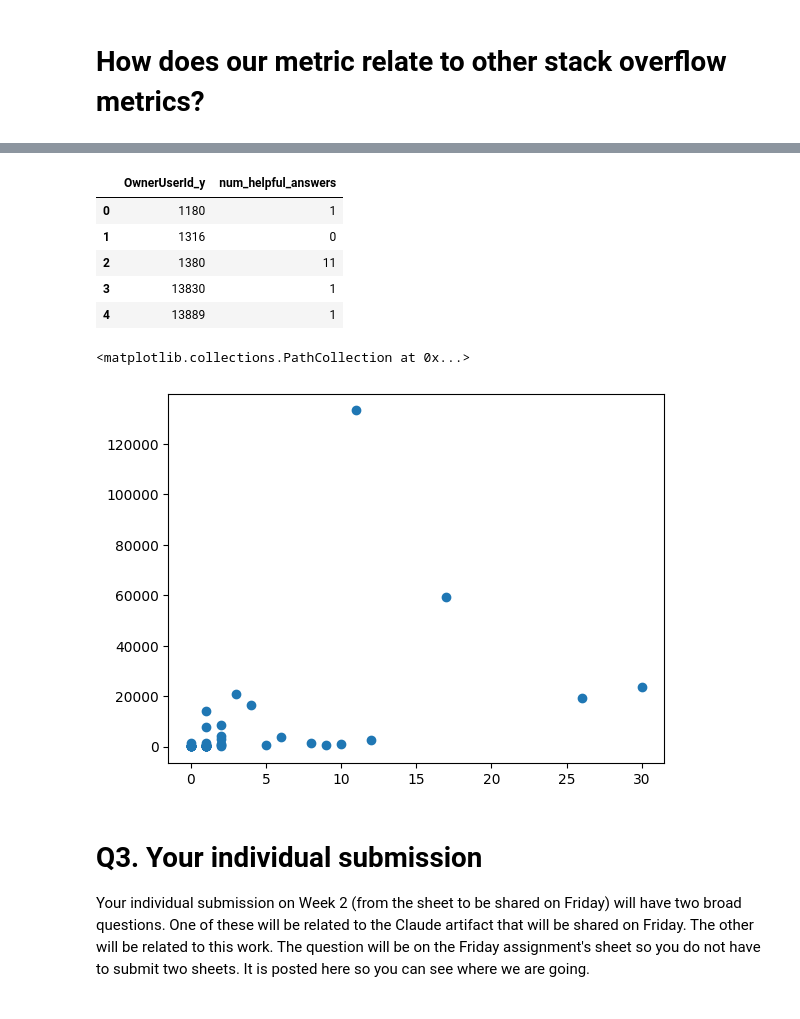
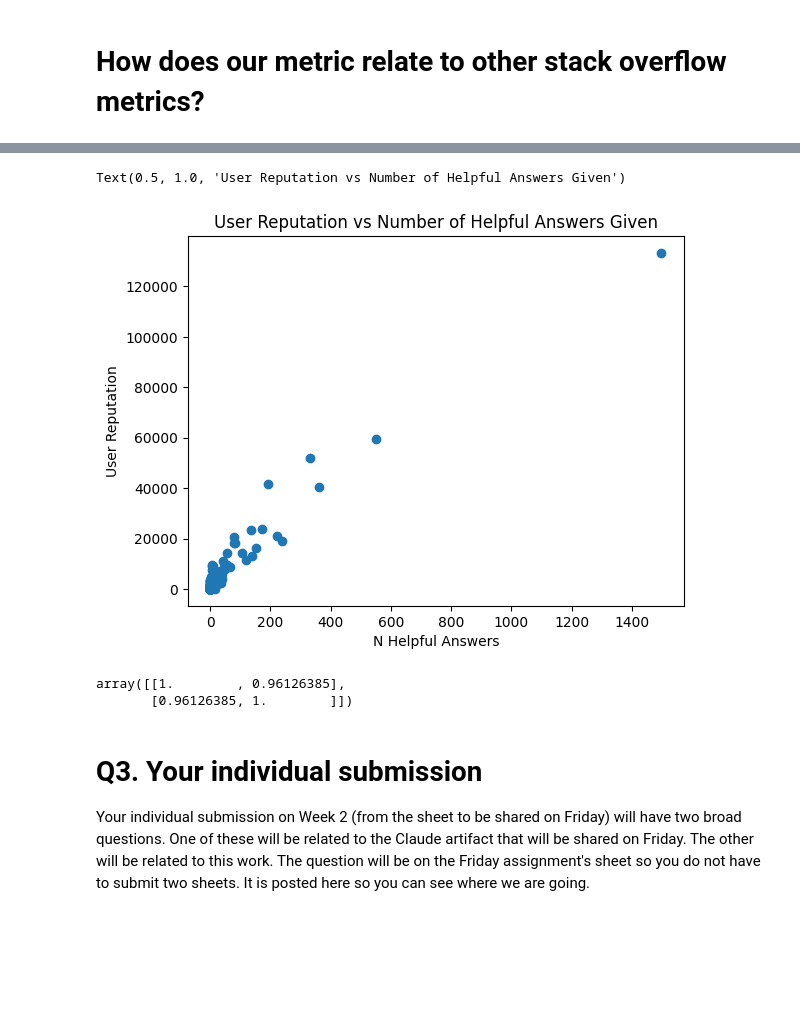
Before and after one commit to isaacbacker/GroupPres_SDS, a Jupyter notebook: Notebooks/fsds25_ex_wk01d02.ipynb, the cells around one changed output, grey strips where cells are left out. Drawn from its saved outputs; the diff is of its cells as text; code cells hidden in the pictures; blank space fills up the shorter version.

Commit message:
Clean up notebook, define top users

```diff
--- a/Notebooks/fsds25_ex_wk01d02.ipynb
+++ b/Notebooks/fsds25_ex_wk01d02.ipynb
@@ -250,7 +257,9 @@ Name: proportion, dtype: float64
 # Create "helpful" indicator variables
 # %%
 question_df['accepted_answer_delay'] = question_df['CreationDate_y'] - question_df['CreationDate_x']
-question_df['is_helpful'] = question_df['accepted_answer_delay'].dt.days <= 2
+question_df['is_timely'] = question_df['accepted_answer_delay'].dt.days <= 2
+question_df['is_accepted_answer'] = ~question_df['AcceptedAnswerId'].isna()
+question_df['is_helpful'] = question_df['is_accepted_answer'] & question_df['is_timely']
 question_df.head()
 # %% [output]
 A value is trying to be set on a copy of a slice from a DataFrame.
@@ -411,10 +368,9 @@ Index(['1085', '10880', '11010', '11039', '11360', '11410', '11453', '11467',
 # %%
-last_year = helpful_answers[(helpful_answers['month'] >= '2023-03-01') & (helpful_answers['month'] <= '2024-03-01')]
-user_helpful_answer_count = last_year[last_year['OwnerUserId_y'].isin(included_users)].groupby('OwnerUserId_y').size().sort_values(ascending=False)
+user_helpful_answer_count = helpful_answers.groupby('OwnerUserId_y').size().sort_values(ascending=False)
 user_helpful_answer_count.hist(bins=20)
 from matplotlib import pyplot as plt
-plt.xlabel(f'Number of helpful answers between {ma - pd.DateOffset(years=1):%Y-%m} and {ma:%Y-%m}')
+plt.xlabel(f'Number of helpful answers')
 plt.ylabel('Number of users')
-plt.title('Histogram of number of helpful answers per user over course of one year, only including users who were active prior to period start', wrap=True)
+plt.title('Histogram of number of helpful answers per user', wrap=True)
 plt.tight_layout()
 # %% [output]
@@ -618,24 +556,23 @@ Data columns (total 14 columns):
  13  AboutMeURLs     8833 non-null   object
 dtypes: datetime64[ns](2), int64(4), object(8)
 memory usage: 3.1+ MB
-# %%
-last_year = question_df[(question_df['month'] >= '2023-03-01') & (question_df['month'] <= '2024-03-01')]
-last_year = last_year.groupby(['OwnerUserId_y'])['is_helpful'].sum().reset_index().rename(columns={'is_helpful': 'num_helpful_answers'})
-last_year.head()
-# %% [output]
-|  | OwnerUserId_y | num_helpful_answers |
-| 0 | 1180 | 1 |
-| 1 | 1316 | 0 |
-| 2 | 1380 | 11 |
-| 3 | 13830 | 1 |
-| 4 | 13889 | 1 |
+# %%
+user_helpful_answer_count = user_helpful_answer_count.reset_index().rename(columns={0: 'num_helpful_answers'})
 # %%
-question_user = pd.merge(left=last_year, right=user_df, how='left', left_on='OwnerUserId_y', right_on='Id')
+question_user = pd.merge(left=user_helpful_answer_count, right=user_df, how='left', left_on='OwnerUserId_y', right_on='Id')
 # %%
 plt.scatter(question_user['num_helpful_answers'], question_user['Reputation'])
+plt.xlabel('N Helpful Answers')
+plt.ylabel('User Reputation')
+plt.title('User Reputation vs Number of Helpful Answers Given', wrap=True)
 # %% [output]
-<matplotlib.collections.PathCollection at 0x...>
+Text(0.5, 1.0, 'User Reputation vs Number of Helpful Answers Given')
-[figure, old version]
+[figure, new version]
+# %%
+np.corrcoef(question_user['num_helpful_answers'], question_user['Reputation'])
+# %% [output]
+array([[1.        , 0.96126385],
+       [0.96126385, 1.        ]])
 # %% [markdown]
 # Q3. Your individual submission
 
```
Also changed, not shown: parts of 26 cells of this notebook.
